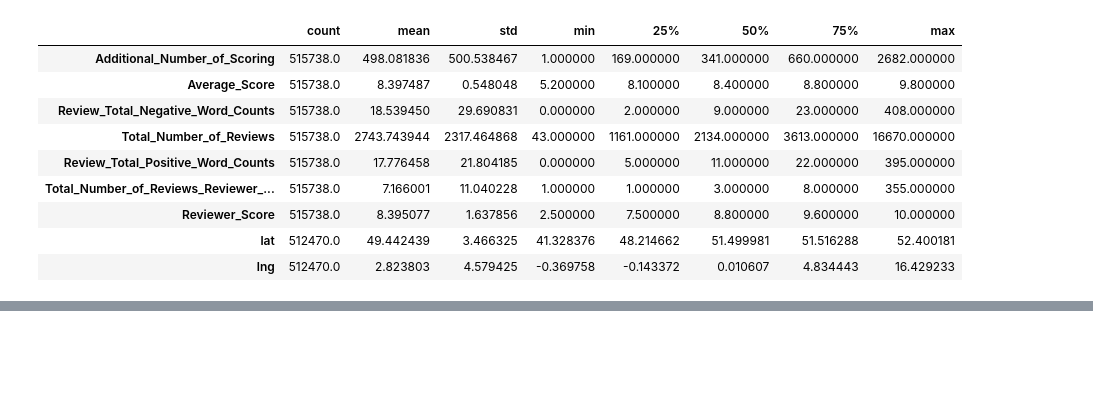
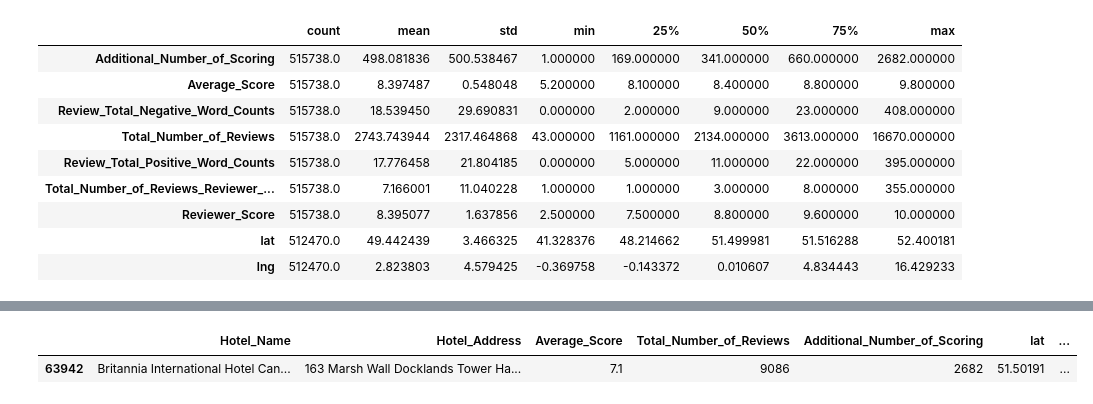
Before and after one commit to doanhieung/hotel-review-sentiment-analysis, a Jupyter notebook: notebook/preprocess_data.ipynb, the cells around one changed output, grey strips where cells are left out. Cells and saved outputs as stored; diff of their text form; code cells hidden in the pictures; blank space fills up the shorter version.

```diff
--- a/notebook/preprocess_data.ipynb
+++ b/notebook/preprocess_data.ipynb
@@ -39,0 +18,9 @@ dtype: int64
+# %%
+# Find the hotel with the most reviews
+
+hotel_reviews_count = data["Hotel_Name"].value_counts()
+most_reviewed_hotel = hotel_reviews_count.idxmax()
+most_reviews = hotel_reviews_count.max()
+
+print("Hotel with the most reviews:", most_reviewed_hotel)
+print("Number of reviews:", most_reviews)
@@ -39,0 +30,2 @@ dtype: int64
+# %%
+data = data[data["Hotel_Name"] == most_reviewed_hotel]
@@ -158,0 +64,20 @@ df.to_csv("../data/processed_reviews.csv", index=False)
+# %%
+# Show hotel information
+
+hotel_info = data[
+    [
+        "Hotel_Name",
+        "Hotel_Address",
+        "Average_Score",
+        "Total_Number_of_Reviews",
+        "Additional_Number_of_Scoring",
+        "lat",
+        "lng",
+    ]
+].copy()
+
+hotel_info.drop_duplicates(inplace=True)
+hotel_info
+# %% [output]
+|  | Hotel_Name | Hotel_Address | Average_Score | Total_Number_of_Reviews | Additional_Number_of_Scoring | lat | ... |
+| 63942 | Britannia International Hotel Can... | 163 Marsh Wall Docklands Tower Ha... | 7.1 | 9086 | 2682 | 51.50191 | ... |
```
Also changed, not shown: parts of 15 cells of this notebook, 2 other files.
